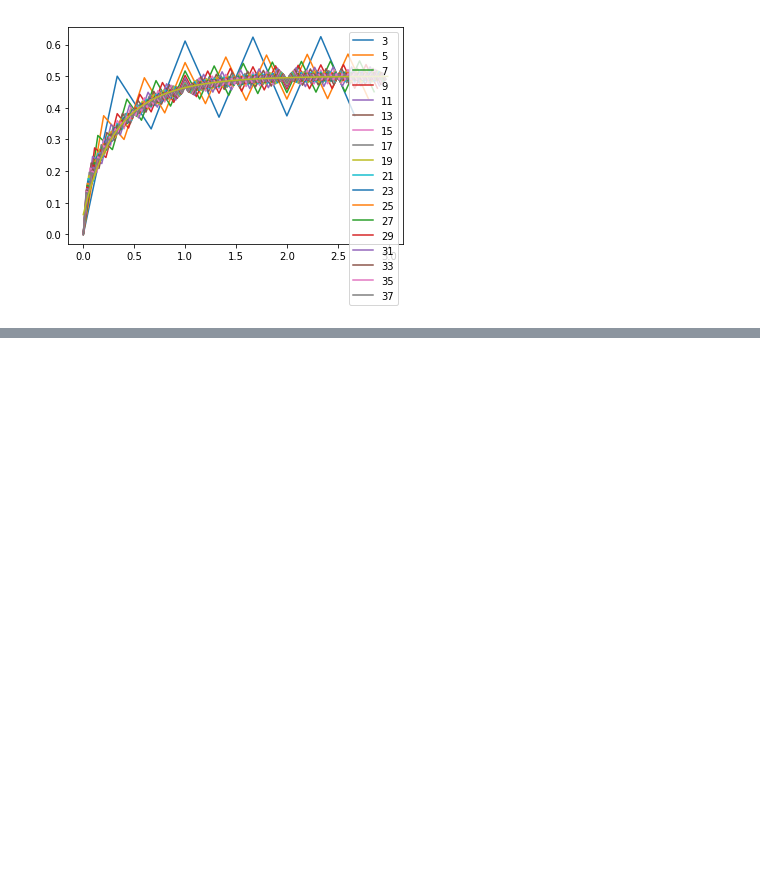
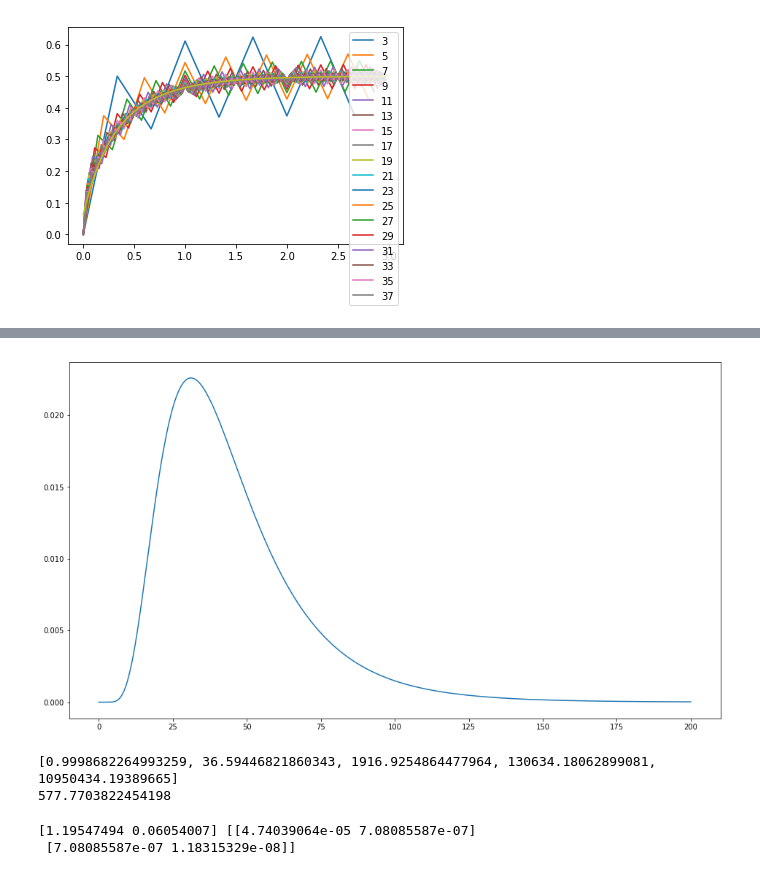
Before and after one commit to lukasgeyrhofer/flippingbits, a Jupyter notebook: dynamics.ipynb, the cells around one changed output, grey strips where cells are left out. Drawn from its saved outputs; the diff is of its cells as text; code cells hidden in the pictures; blank space fills up the shorter version.

```diff
--- a/dynamics.ipynb
+++ b/dynamics.ipynb
@@ -298,0 +331,36 @@ plt.show()
+# %%
+xx = np.arange(start = 0, stop = 200, step = .01)
+plt.plot(xx,spst.lognorm.pdf(xx,.5,scale=40))
+plt.show()
+# %% [output]
+[figure, added]
+# %%
+pxf = Pxflip(np.arange(200))
+
+n = np.arange(200)
+
+print([np.dot(n**i,pxf) for i in range(5)])
+
+print(np.dot(n*n,pxf) - np.dot(n,pxf)**2)
+# %% [output]
+[0.9998682264993259, 36.59446821860343, 1916.9254864477964, 130634.18062899081, 10950434.19389665]
+577.7703822454198
+# %%
+def xexp(xx,p1,p2):
+    return np.power(xx,p1)*np.exp(-p2 *xx)/(math.gamma(p1+1.)*np.power(p2,-p1-1))
+
+def lxexp(xx,p1,p2):
+    return p1 * np.log(xx) - p2 * xx - math.lgamma(p1+1.) + (p1+1)*np.log(p2)
+
+from scipy.optimize import curve_fit
+
+x = np.arange(1,200)
+pxf = Pxflip(x)
+
+p0 = [1,.05]
+
+fit,cov = curve_fit(lxexp,x,np.log(pxf),p0=p0,maxfev=5000)
+print(fit,cov)
+# %% [output]
+[1.19547494 0.06054007] [[4.74039064e-05 7.08085587e-07]
+ [7.08085587e-07 1.18315329e-08]]
```
Also changed, not shown: parts of 4 cells of this notebook, 1 other file.
